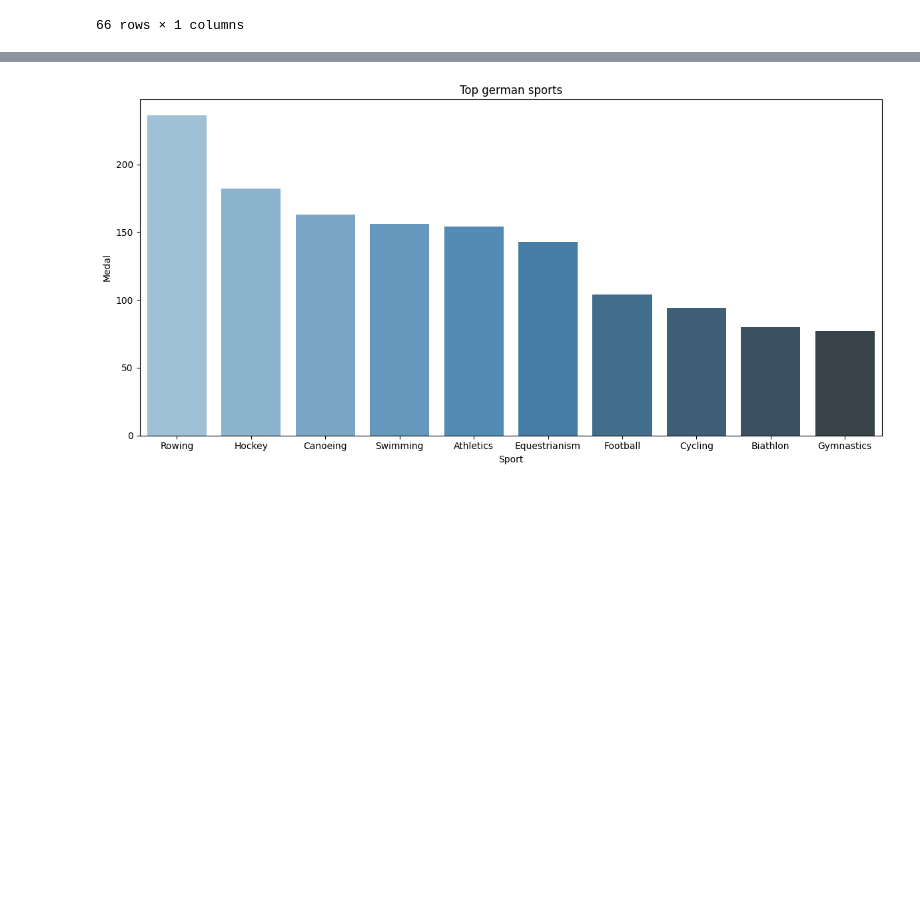
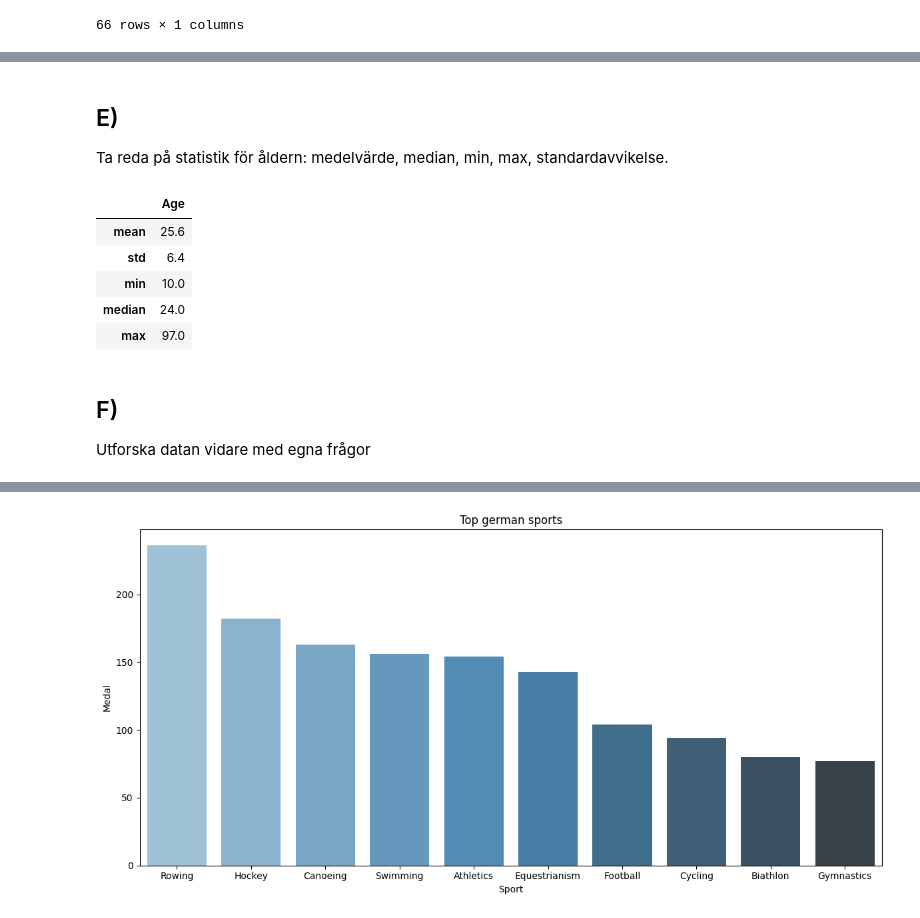
Before and after one commit to SebastianPetersson/Project_OS, a Jupyter notebook: Projekt_OS_Tyskland.ipynb, the cells around one changed output, grey strips where cells are left out. Drawn from its saved outputs; the diff is of its cells as text; code cells hidden in the pictures; blank space fills up the shorter version.

```diff
--- a/Projekt_OS_Tyskland.ipynb
+++ b/Projekt_OS_Tyskland.ipynb
@@ -76,0 +90,17 @@ sports
+# %% [markdown]
+## E)
+Ta reda på statistik för åldern: medelvärde, median, min, max, standardavvikelse.
+# %%
+stat = olympics["Age"].agg(["mean", "std", "min", "median", "max"]).round(1)
+all_stat = pd.DataFrame(stat)
+all_stat
+# %% [output]
+|  | Age |
+| mean | 25.6 |
+| std | 6.4 |
+| min | 10.0 |
+| median | 24.0 |
+| max | 97.0 |
+# %% [markdown]
+## F)
+Utforska datan vidare med egna frågor
```
Also changed, not shown: parts of 3 cells of this notebook.
